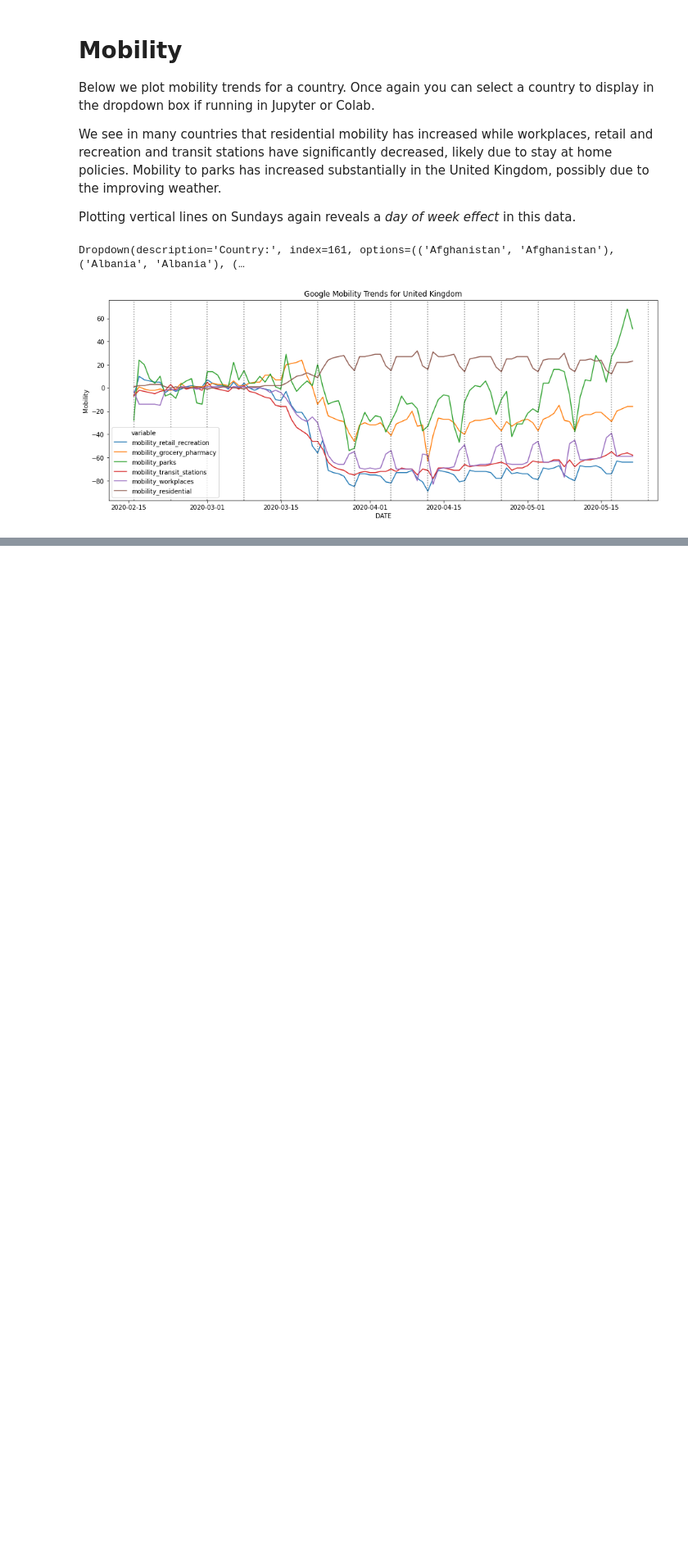
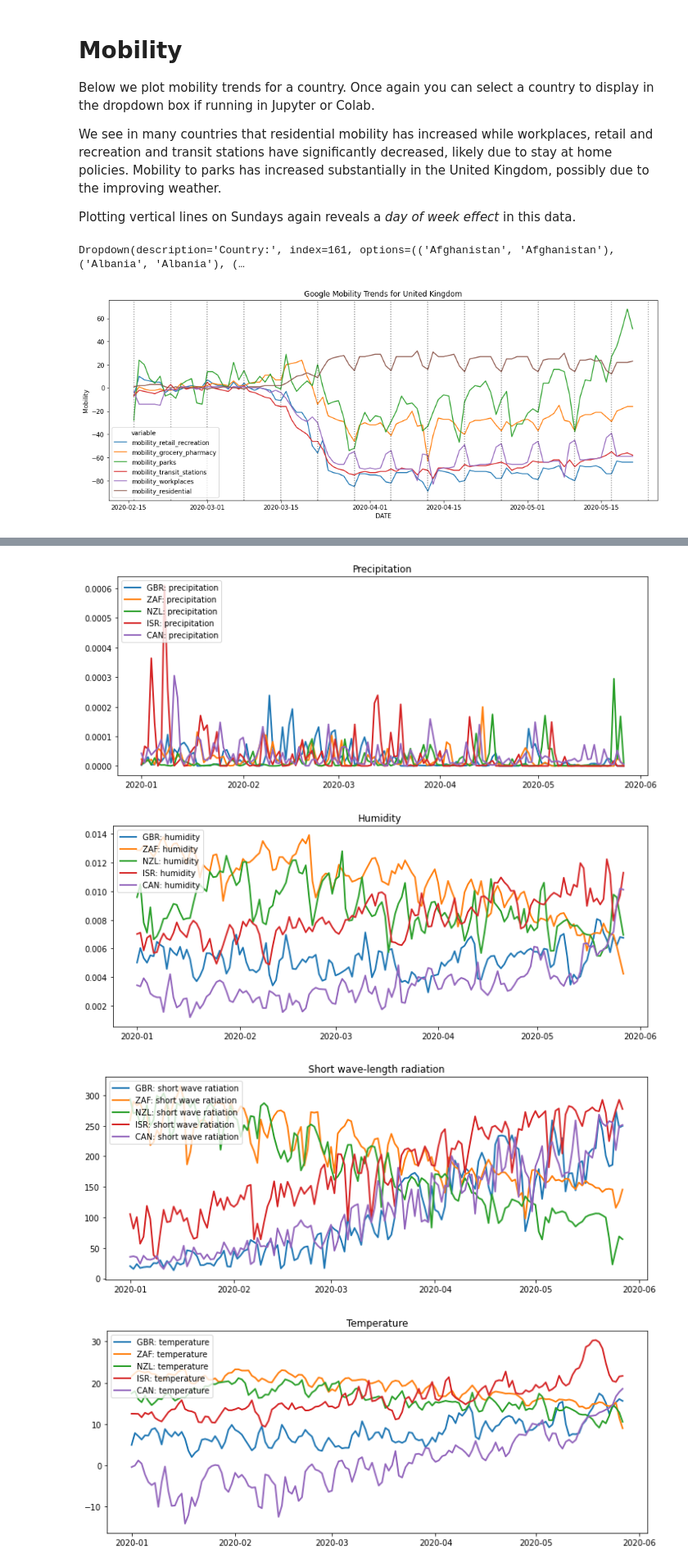
Before and after one commit to rs-delve/covid19_datasets, a Jupyter notebook: Data_Exploration.ipynb, the cells around one changed output, grey strips where cells are left out. Shown at 82% size. Cells and saved outputs as stored; diff of their text form; code cells hidden in the pictures; blank space fills up the shorter version.

```diff
--- a/Data_Exploration.ipynb
+++ b/Data_Exploration.ipynb
@@ -278,0 +354,59 @@ Dropdown(description='Country:', index=161, options=(('Afghanistan', 'Afghanista
+# %%
+#@title Weather
+
+isos = ['GBR', 'ZAF', 'NZL', 'ISR', 'CAN']
+
+plot_df = df.set_index(['ISO', 'DATE'])
+
+fig, ax = plt.subplots(1, 1, figsize=(12, 6))
+for idx in range(len(isos)):
+  iso = isos[idx]
+  ctry = plot_df.loc[iso]
+  x = ctry.index
+  y = ctry['weather_precipitation_mean']
+  ax.plot(x, y, '-', linewidth=2,
+          label=iso + ': precipitation')
+fig.subplots_adjust(bottom=0.3)
+ax.legend(loc='upper left', fontsize=10)
+ax.set_title('Precipitation')
+
+fig, ax = plt.subplots(1, 1, figsize=(12, 6))
+for idx in range(len(isos)):
+  iso = isos[idx]
+  ctry = plot_df.loc[iso]
+  x = ctry.index
+  y = ctry['weather_humidity_mean']
+  ax.plot(x, y, '-', linewidth=2,
+          label=iso + ': humidity')
+fig.subplots_adjust(bottom=0.3)
+ax.legend(loc='upper left', fontsize=10)
+ax.set_title('Humidity')
+
+fig, ax = plt.subplots(1, 1, figsize=(12, 6))
+for idx in range(len(isos)):
+  iso = isos[idx]
+  ctry = plot_df.loc[iso]
+  x = ctry.index
+  y = ctry['weather_sw_radiation_mean']
+  ax.plot(x, y, '-', linewidth=2,
+          label=iso + ': short wave ratiation')
+fig.subplots_adjust(bottom=0.3)
+ax.legend(loc='upper left', fontsize=10)
+ax.set_title('Short wave-length radiation')
+
+fig, ax = plt.subplots(1, 1, figsize=(12, 6))
+for idx in range(len(isos)):
+  iso = isos[idx]
+  ctry = plot_df.loc[iso]
+  x = ctry.index
+  y = ctry['weather_temperature_mean']
+  ax.plot(x, y, '-', linewidth=2,
+          label=iso + ': temperature')
+fig.subplots_adjust(bottom=0.3)
+ax.legend(loc='upper left', fontsize=10)
+ax.set_title('Temperature');
+# %% [output]
+[figure, added]
+[figure, added]
+[figure, added]
+[figure, added]
```
Also changed, not shown: parts of 9 cells of this notebook.
